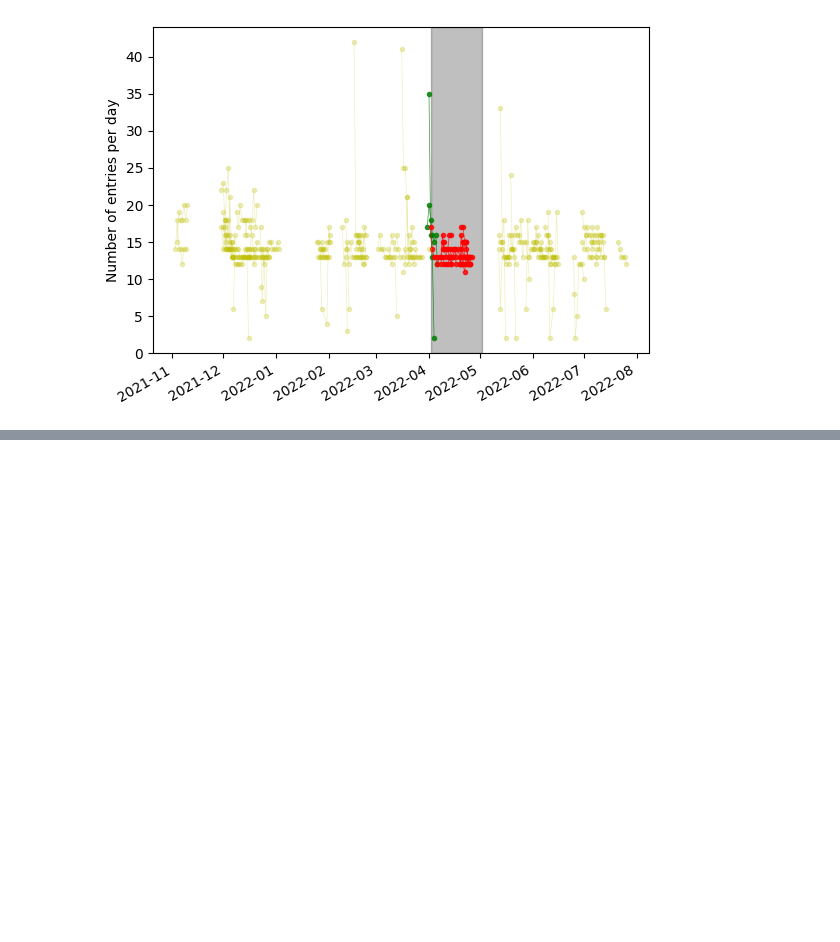
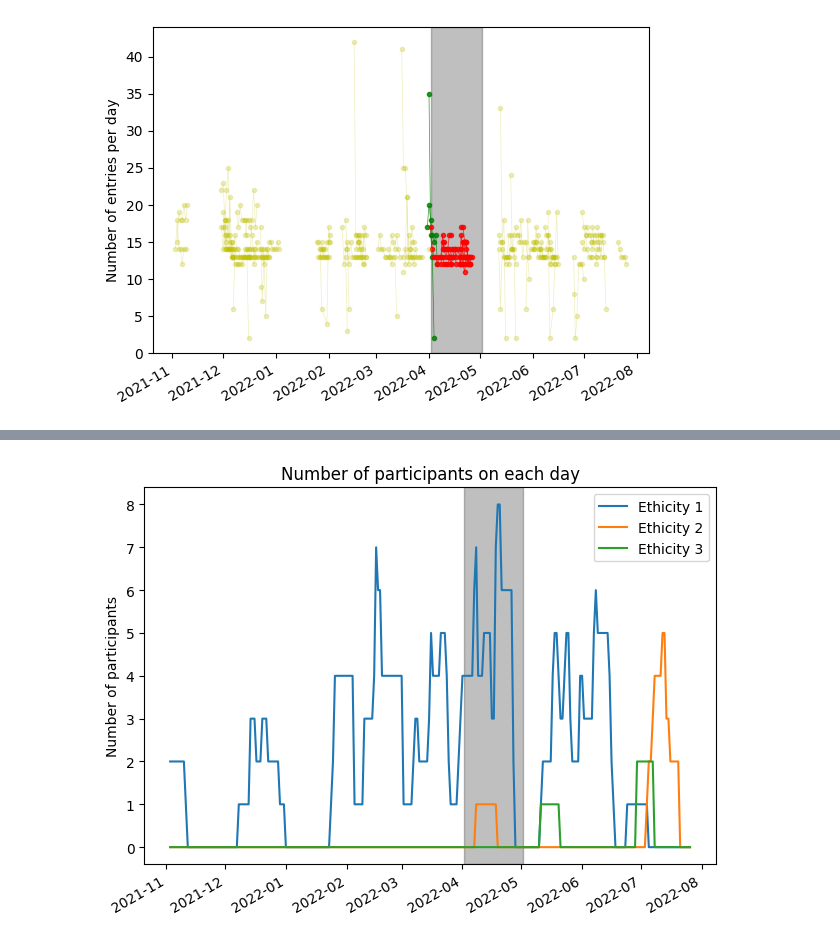
Before and after one commit to richard-lane/seaco_malaysia, a Jupyter notebook: other_stuff.ipynb, the cells around one changed output, grey strips where cells are left out. Saved outputs shown, nothing was run; the diff lists cells and outputs as text; code cells hidden in the pictures; blank space fills up the shorter version.

Commit message:
plot line plots of n participants, even though it should really be a bar chart

```diff
--- a/other_stuff.ipynb
+++ b/other_stuff.ipynb
@@ -267,0 +291,17 @@ for day in days:
+# %%
+fig, axis = plt.subplots()
+axis.plot(days, participants, label=[f"Ethicity {int(i)}" for i in ethnicities])
+axis.legend()
+
+plotting.shade_ramadan(axis)
+
+axis.set_title("Number of participants on each day")
+axis.set_ylabel("Number of participants")
+
+fig.autofmt_xdate()
+
+fig.tight_layout()
+
+fig.savefig("img/n_participants_per_day_ethnicity.png")
+# %% [output]
+[figure, added]
```
Also changed, not shown: parts of 3 cells of this notebook.
